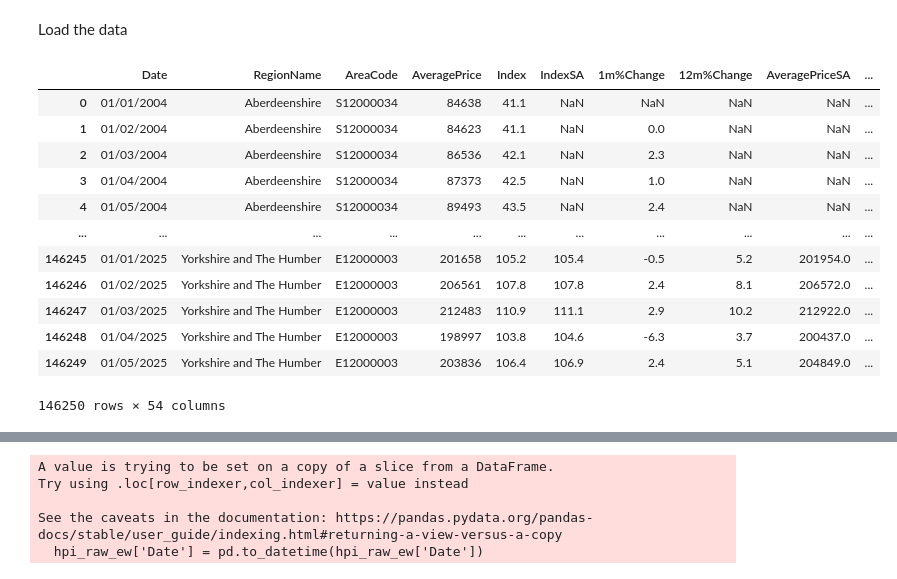
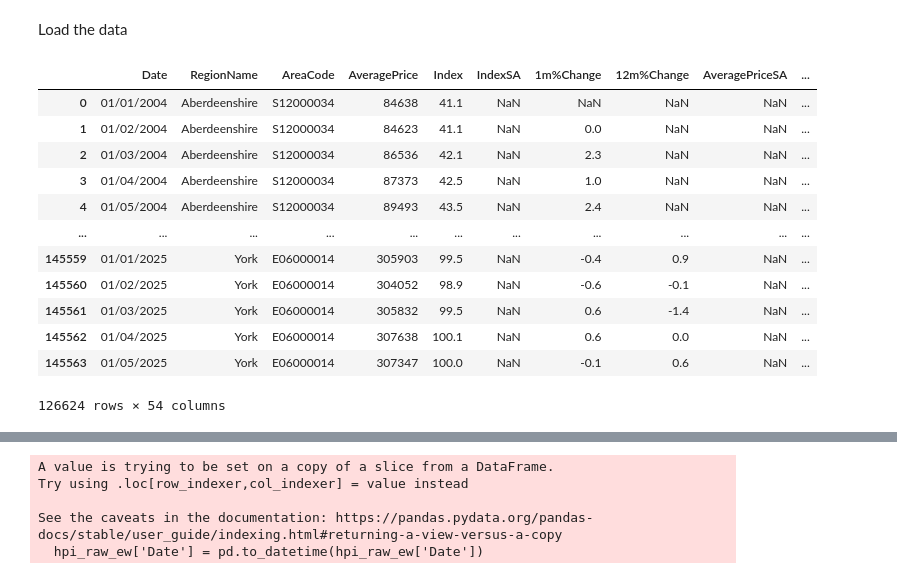
Before and after one commit to sxl634/UK-average-house-price-prediction, a Jupyter notebook: notebooks/data preprocessing/2_seasonal decomposition.ipynb, the cells around one changed output, grey strips where cells are left out. Saved outputs shown, nothing was run; the diff lists cells and outputs as text; code cells hidden in the pictures.

```diff
--- a/notebooks/data preprocessing.ipynb
+++ b/notebooks/data preprocessing/2_seasonal decomposition.ipynb
@@ -6,0 +10,9 @@ import matplotlib.pyplot as plt
+# %%
+shapefile_path = "../../data/Local_Authority_Districts_(May_2025)_Boundaries_UK_BFC_(V2)/Local_Authority_Districts_(May_2025)_Boundaries_UK_BFC_(V2).shp"  # Change to your shapefile path
+id_column = "LAD25CD"       # Column where first letter is E/W/S/N
+name_column = "LAD25NM"   # Column with local authority names
+
+# --- Load shapefile ---
+la_list = gpd.read_file(shapefile_path)
+# %%
+la_list = la_list[['LAD25CD']]
@@ -7,22 +33,23 @@ import matplotlib.pyplot as plt
 # %% [markdown]
 Load the data
 # %%
-hpi_raw = pd.read_csv(filepath_or_buffer="../data/UK-HPI-full-file-2025-05.csv")
+hpi_raw = pd.read_csv(filepath_or_buffer="../../data/UK-HPI-full-file-2025-05.csv")
+hpi_raw = hpi_raw[hpi_raw['AreaCode'].isin(la_list['LAD25CD'])]
 hpi_raw
 # %% [output]
 |  | Date | RegionName | AreaCode | AveragePrice | Index | IndexSA | 1m%Change | 12m%Change | AveragePriceSA | ... |
 | 0 | 01/01/2004 | Aberdeenshire | S12000034 | 84638 | 41.1 | NaN | NaN | NaN | NaN | ... |
 | 1 | 01/02/2004 | Aberdeenshire | S12000034 | 84623 | 41.1 | NaN | 0.0 | NaN | NaN | ... |
 | 2 | 01/03/2004 | Aberdeenshire | S12000034 | 86536 | 42.1 | NaN | 2.3 | NaN | NaN | ... |
 | 3 | 01/04/2004 | Aberdeenshire | S12000034 | 87373 | 42.5 | NaN | 1.0 | NaN | NaN | ... |
 | 4 | 01/05/2004 | Aberdeenshire | S12000034 | 89493 | 43.5 | NaN | 2.4 | NaN | NaN | ... |
 | ... | ... | ... | ... | ... | ... | ... | ... | ... | ... | ... |
-| 146245 | 01/01/2025 | Yorkshire and The Humber | E12000003 | 201658 | 105.2 | 105.4 | -0.5 | 5.2 | 201954.0 | ... |
-| 146246 | 01/02/2025 | Yorkshire and The Humber | E12000003 | 206561 | 107.8 | 107.8 | 2.4 | 8.1 | 206572.0 | ... |
-| 146247 | 01/03/2025 | Yorkshire and The Humber | E12000003 | 212483 | 110.9 | 111.1 | 2.9 | 10.2 | 212922.0 | ... |
-| 146248 | 01/04/2025 | Yorkshire and The Humber | E12000003 | 198997 | 103.8 | 104.6 | -6.3 | 3.7 | 200437.0 | ... |
-| 146249 | 01/05/2025 | Yorkshire and The Humber | E12000003 | 203836 | 106.4 | 106.9 | 2.4 | 5.1 | 204849.0 | ... |
+| 145559 | 01/01/2025 | York | E06000014 | 305903 | 99.5 | NaN | -0.4 | 0.9 | NaN | ... |
+| 145560 | 01/02/2025 | York | E06000014 | 304052 | 98.9 | NaN | -0.6 | -0.1 | NaN | ... |
+| 145561 | 01/03/2025 | York | E06000014 | 305832 | 99.5 | NaN | 0.6 | -1.4 | NaN | ... |
+| 145562 | 01/04/2025 | York | E06000014 | 307638 | 100.1 | NaN | 0.6 | 0.0 | NaN | ... |
+| 145563 | 01/05/2025 | York | E06000014 | 307347 | 100.0 | NaN | -0.1 | 0.6 | NaN | ... |
-146250 rows × 54 columns
+126624 rows × 54 columns
 # %%
 ### Filter for England Wales (area code in hpi index identifies England and Wales by starting the area code with E or W. K stands for UK)
 hpi_raw_ew = hpi_raw[hpi_raw["AreaCode"].str.startswith(("E", "W"))]
```
Also changed, not shown: parts of 4 cells of this notebook, 2 other files.
